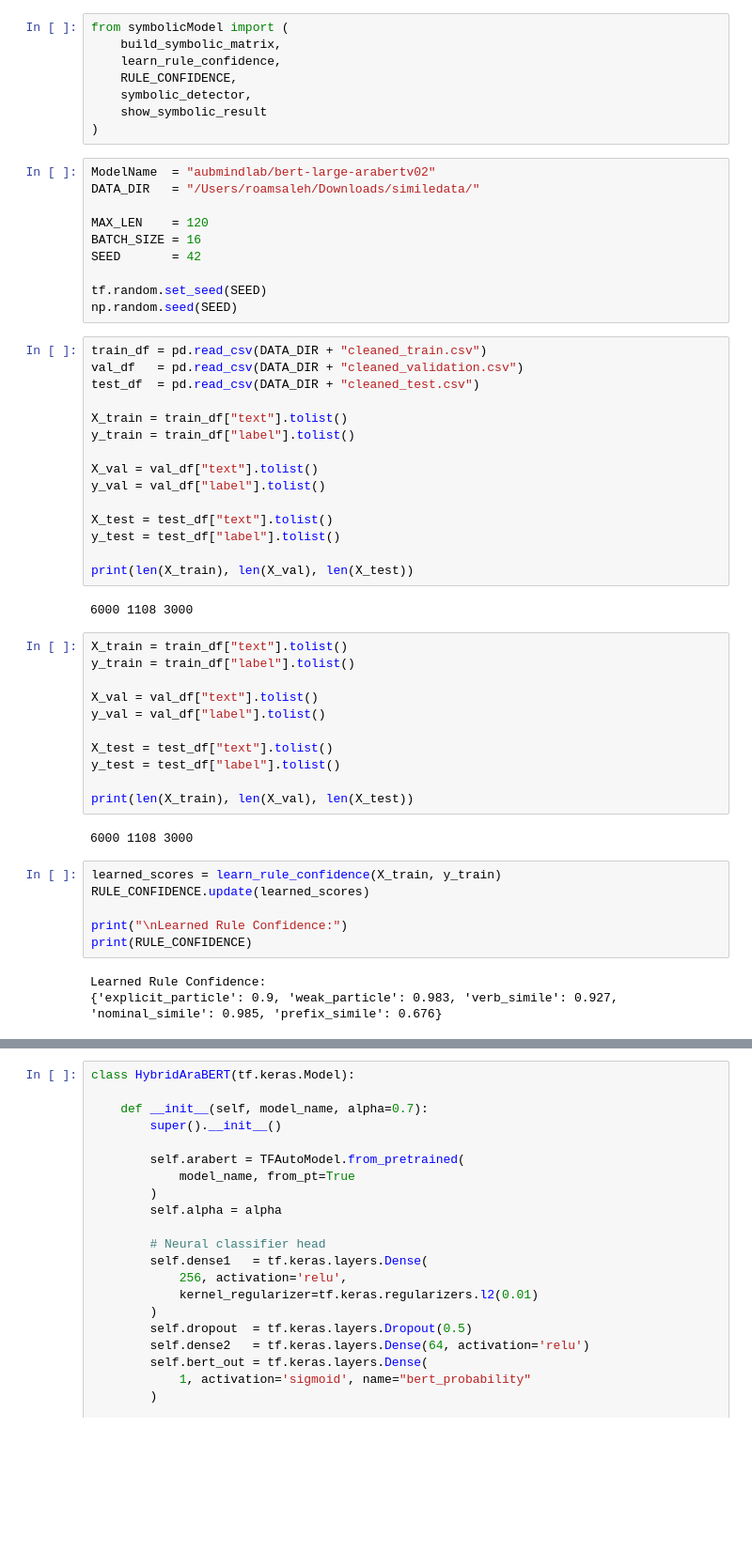
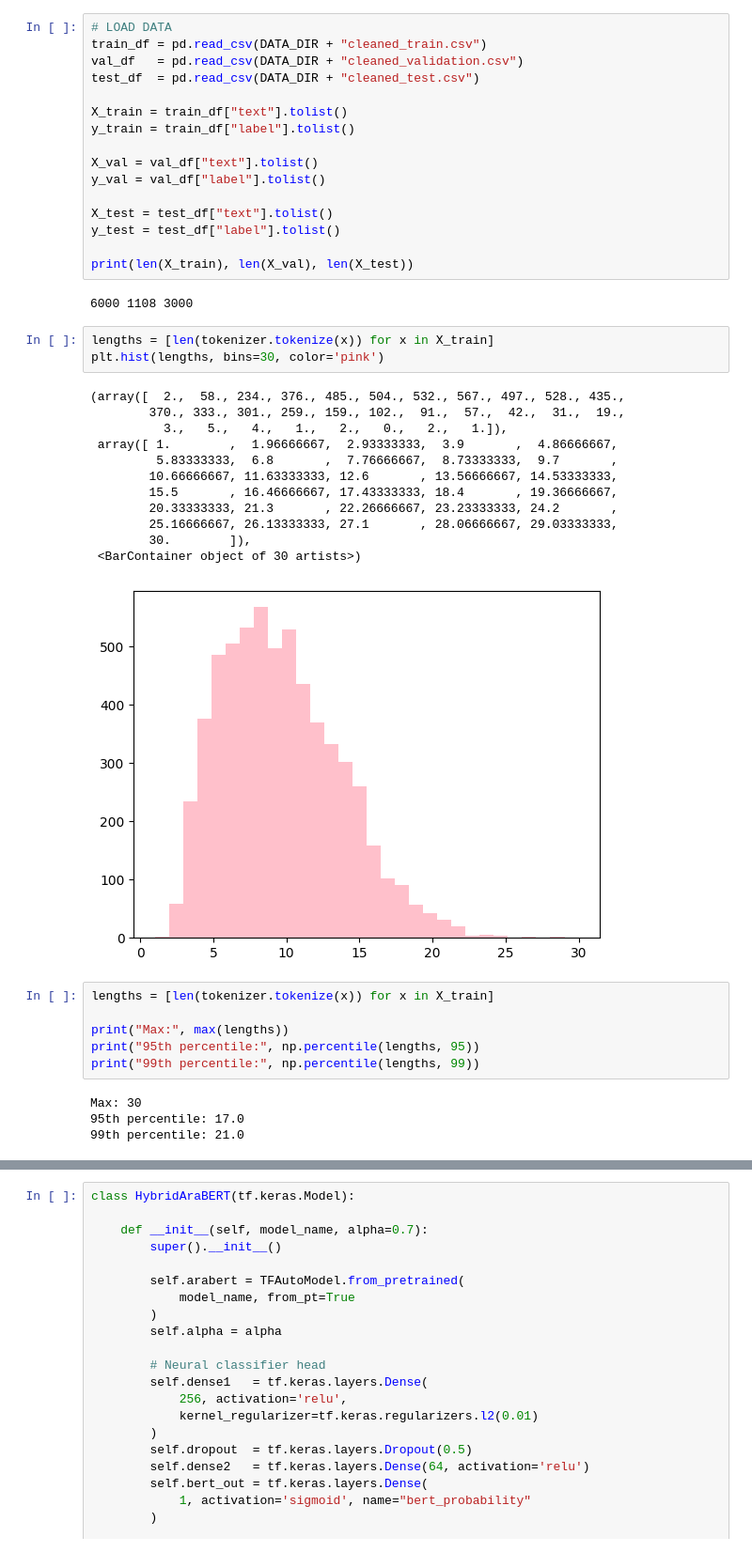
Before and after one commit to RuamSaleh/AlBayanSimile, a Jupyter notebook: Model/ModelNeural.ipynb, the cells around one changed output, grey strips where cells are left out. Shown at 94% size. Cells and saved outputs as stored; diff of their text form; blank space fills up the shorter version.

```diff
--- a/Model/ModelNeural.ipynb
+++ b/Model/ModelNeural.ipynb
@@ -18,22 +39,5 @@ from sklearn.metrics import classification_report
-# %%
-from symbolicModel import (
-    build_symbolic_matrix,
-    learn_rule_confidence,
-    RULE_CONFIDENCE,
-    symbolic_detector,
-    show_symbolic_result
-)
-# %%
-ModelName  = "aubmindlab/bert-large-arabertv02"
-DATA_DIR   = "/Users/roamsaleh/Downloads/similedata/"
-
-MAX_LEN    = 120
-BATCH_SIZE = 16
-SEED       = 42
-
-tf.random.set_seed(SEED)
-np.random.seed(SEED)
 # %%
+# LOAD DATA
 train_df = pd.read_csv(DATA_DIR + "cleaned_train.csv")
 val_df   = pd.read_csv(DATA_DIR + "cleaned_validation.csv")
 test_df  = pd.read_csv(DATA_DIR + "cleaned_test.csv")
@@ -50,25 +54,29 @@ y_test = test_df["label"].tolist()
 print(len(X_train), len(X_val), len(X_test))
 # %% [output]
 6000 1108 3000
-# %%
-X_train = train_df["text"].tolist()
-y_train = train_df["label"].tolist()
-
-X_val = val_df["text"].tolist()
-y_val = val_df["label"].tolist()
-
-X_test = test_df["text"].tolist()
-y_test = test_df["label"].tolist()
-
-print(len(X_train), len(X_val), len(X_test))
-# %% [output]
-6000 1108 3000
-# %%
-learned_scores = learn_rule_confidence(X_train, y_train)
-RULE_CONFIDENCE.update(learned_scores)
-
-print("\nLearned Rule Confidence:")
-print(RULE_CONFIDENCE)
-# %% [output]
-Learned Rule Confidence:
-{'explicit_particle': 0.9, 'weak_particle': 0.983, 'verb_simile': 0.927, 'nominal_simile': 0.985, 'prefix_simile': 0.676}
+# %%
+lengths = [len(tokenizer.tokenize(x)) for x in X_train]
+plt.hist(lengths, bins=30, color='pink')
+# %% [output]
+(array([  2.,  58., 234., 376., 485., 504., 532., 567., 497., 528., 435.,
+        370., 333., 301., 259., 159., 102.,  91.,  57.,  42.,  31.,  19.,
+          3.,   5.,   4.,   1.,   2.,   0.,   2.,   1.]),
+ array([ 1.        ,  1.96666667,  2.93333333,  3.9       ,  4.86666667,
+         5.83333333,  6.8       ,  7.76666667,  8.73333333,  9.7       ,
+        10.66666667, 11.63333333, 12.6       , 13.56666667, 14.53333333,
+        15.5       , 16.46666667, 17.43333333, 18.4       , 19.36666667,
+        20.33333333, 21.3       , 22.26666667, 23.23333333, 24.2       ,
+        25.16666667, 26.13333333, 27.1       , 28.06666667, 29.03333333,
+        30.        ]),
+ <BarContainer object of 30 artists>)
+[figure, added]
+# %%
+lengths = [len(tokenizer.tokenize(x)) for x in X_train]
+
+print("Max:", max(lengths))
+print("95th percentile:", np.percentile(lengths, 95))
+print("99th percentile:", np.percentile(lengths, 99))
+# %% [output]
+Max: 30
+95th percentile: 17.0
+99th percentile: 21.0
```
Also changed, not shown: parts of 28 cells of this notebook, 6 other files.
